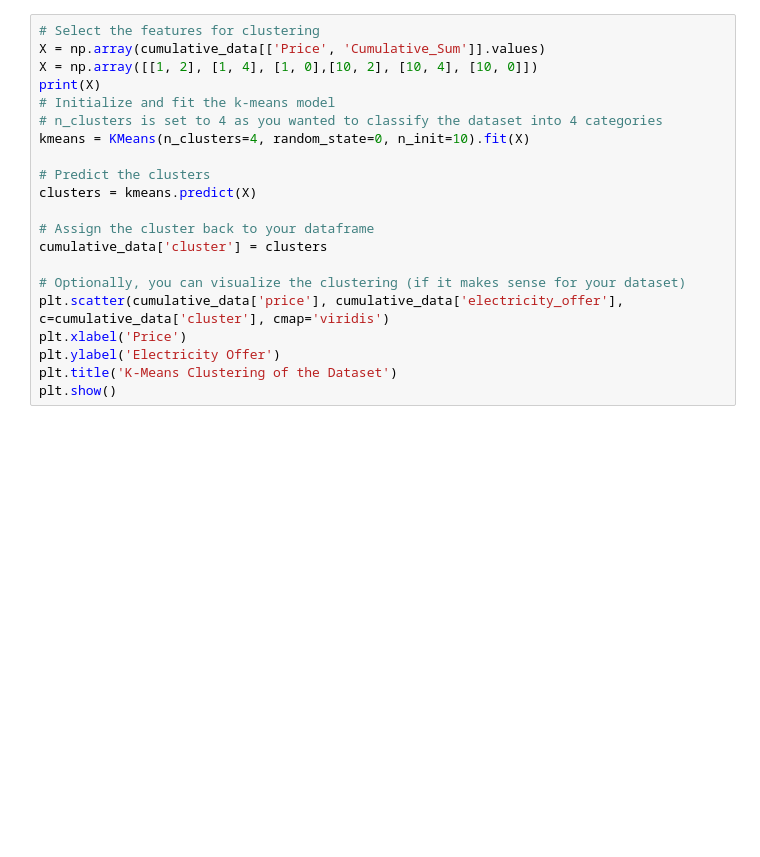
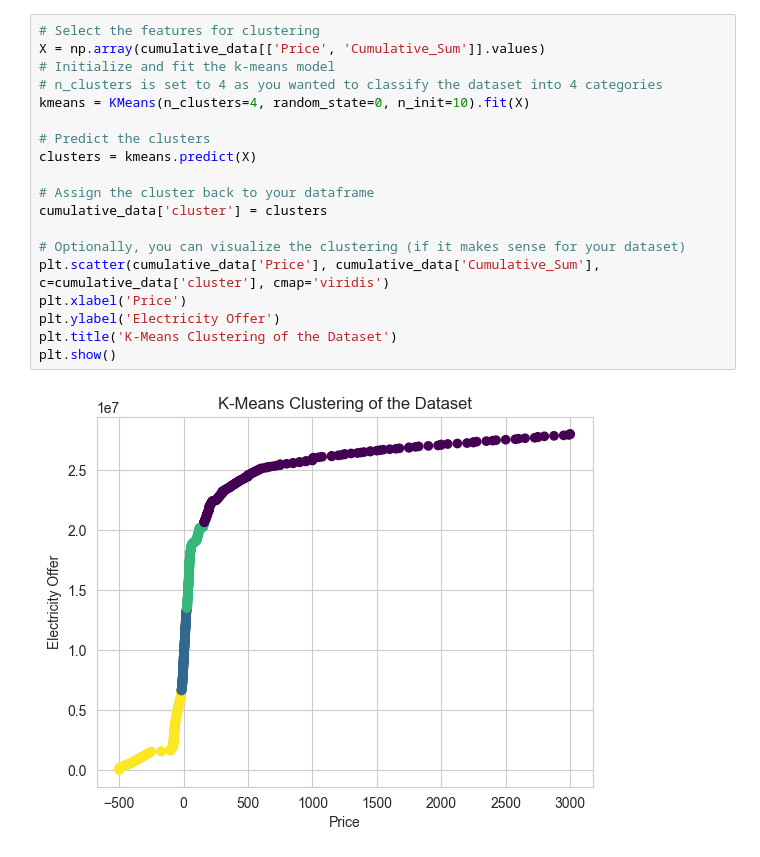
Before and after one commit to aliciabassiere/mfg_elec, a Jupyter notebook: calibration/cost_calibration.ipynb, the cells around one changed output. Drawn from its saved outputs; the diff is of its cells as text; blank space fills up the shorter version.

```diff
--- a/calibration/cost_calibration.ipynb
+++ b/calibration/cost_calibration.ipynb
@@ -134,21 +193,21 @@ plt.show()
 # %%
 # Select the features for clustering
 X = np.array(cumulative_data[['Price', 'Cumulative_Sum']].values)
-X = np.array([[1, 2], [1, 4], [1, 0],[10, 2], [10, 4], [10, 0]])
-print(X)
 # Initialize and fit the k-means model
 # n_clusters is set to 4 as you wanted to classify the dataset into 4 categories
 kmeans = KMeans(n_clusters=4, random_state=0, n_init=10).fit(X)
 
 # Predict the clusters
 clusters = kmeans.predict(X)
 
 # Assign the cluster back to your dataframe
 cumulative_data['cluster'] = clusters
 
 # Optionally, you can visualize the clustering (if it makes sense for your dataset)
-plt.scatter(cumulative_data['price'], cumulative_data['electricity_offer'], c=cumulative_data['cluster'], cmap='viridis')
+plt.scatter(cumulative_data['Price'], cumulative_data['Cumulative_Sum'], c=cumulative_data['cluster'], cmap='viridis')
 plt.xlabel('Price')
 plt.ylabel('Electricity Offer')
 plt.title('K-Means Clustering of the Dataset')
 plt.show()
+# %% [output]
+[figure, added]
```
Also changed, not shown: parts of 6 cells of this notebook, 15 other files.
